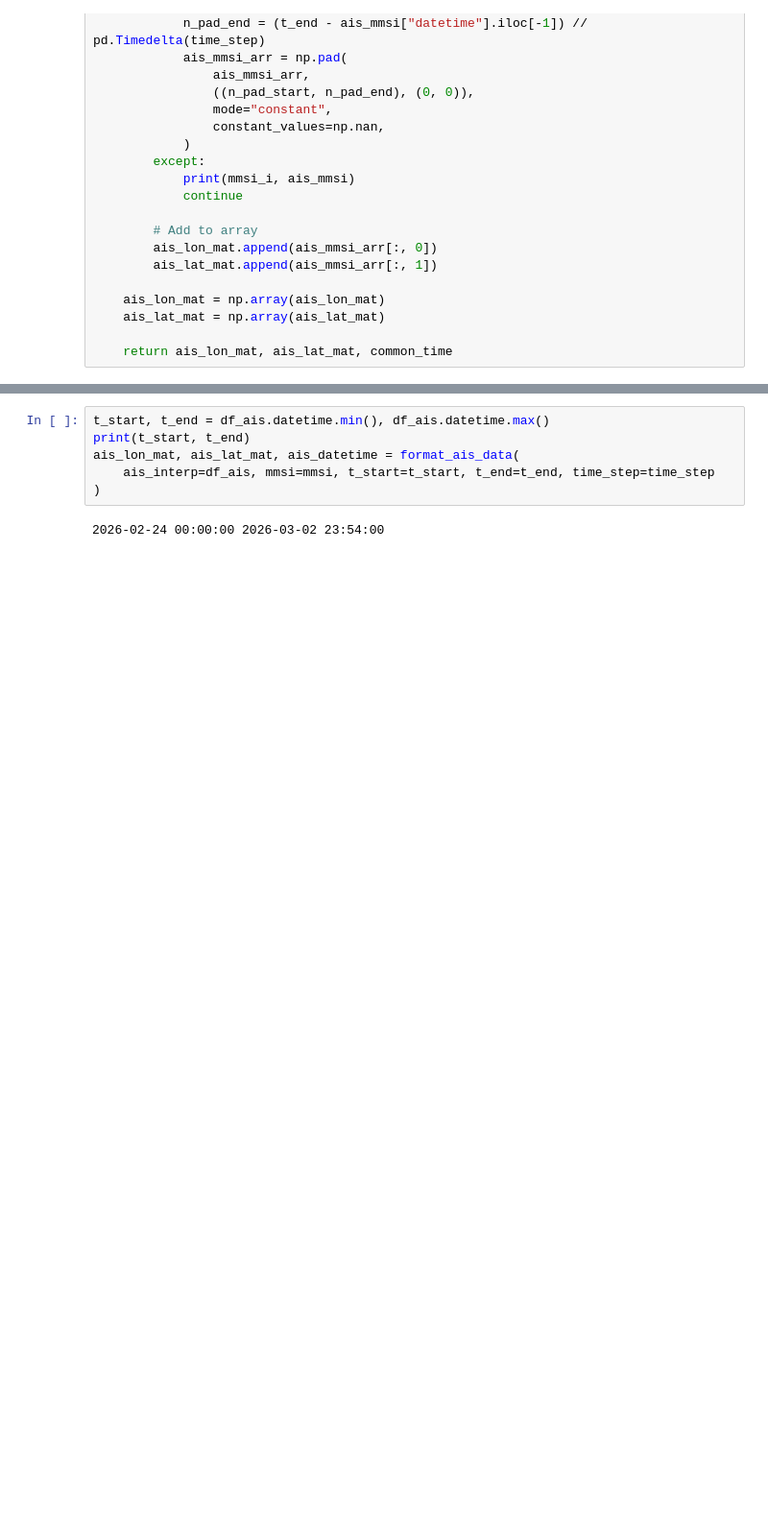
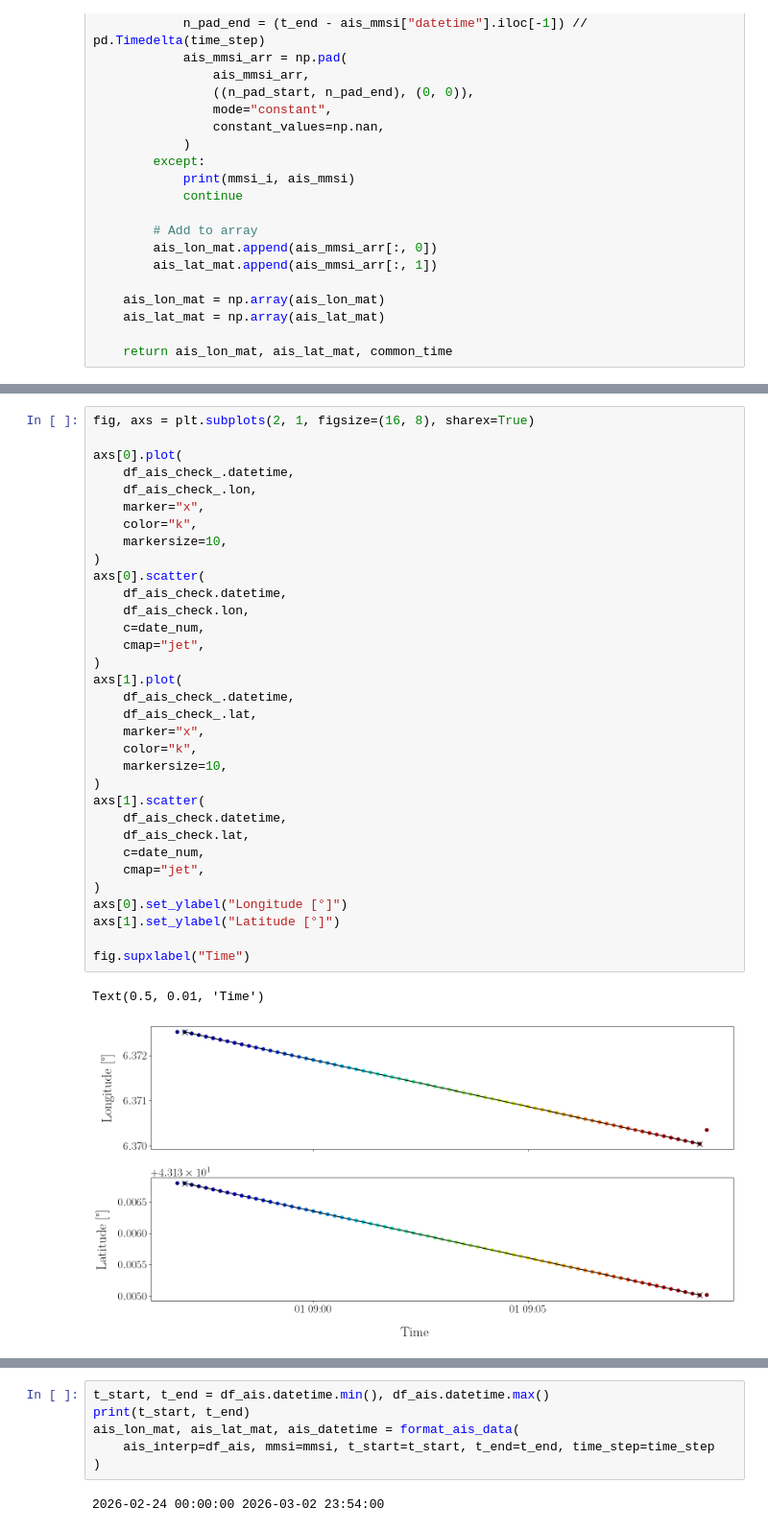
Before and after one commit to BaptisteMGit/ubf_tools, a Jupyter notebook: real_data_analysis/acouplane/src/preprocess_acouplane_data.ipynb, the cells around one changed output, grey strips where cells are left out. Shown at 96% size. Drawn from its saved outputs; the diff is of its cells as text; blank space fills up the shorter version.

```diff
--- a/real_data_analysis/acouplane/src/preprocess_acouplane_data.ipynb
+++ b/real_data_analysis/acouplane/src/preprocess_acouplane_data.ipynb
@@ -286,0 +356,36 @@ df_ais
+# %%
+fig, axs = plt.subplots(2, 1, figsize=(16, 8), sharex=True)
+
+axs[0].plot(
+    df_ais_check_.datetime,
+    df_ais_check_.lon,
+    marker="x",
+    color="k",
+    markersize=10,
+)
+axs[0].scatter(
+    df_ais_check.datetime,
+    df_ais_check.lon,
+    c=date_num,
+    cmap="jet",
+)
+axs[1].plot(
+    df_ais_check_.datetime,
+    df_ais_check_.lat,
+    marker="x",
+    color="k",
+    markersize=10,
+)
+axs[1].scatter(
+    df_ais_check.datetime,
+    df_ais_check.lat,
+    c=date_num,
+    cmap="jet",
+)
+axs[0].set_ylabel("Longitude [°]")
+axs[1].set_ylabel("Latitude [°]")
+
+fig.supxlabel("Time")
+# %% [output]
+Text(0.5, 0.01, 'Time')
+[figure, added]
```
Also changed, not shown: parts of 11 cells of this notebook, 3 other files.
